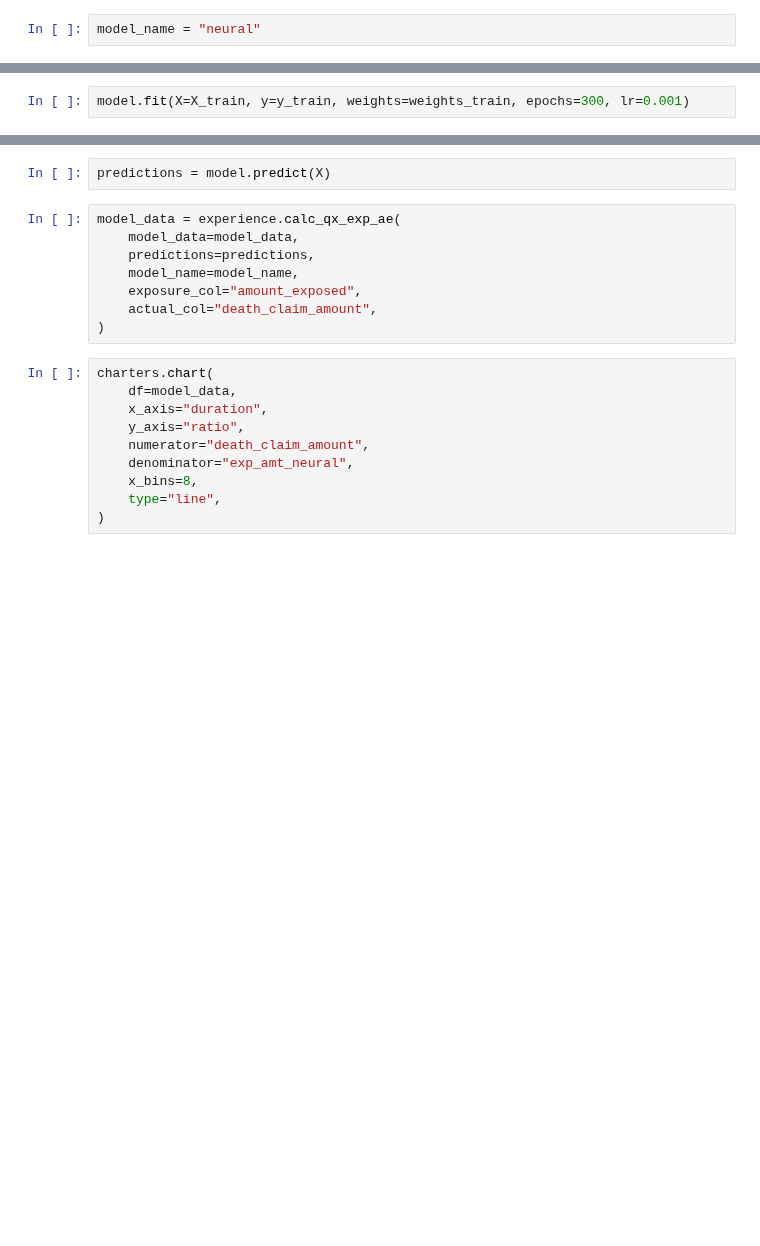
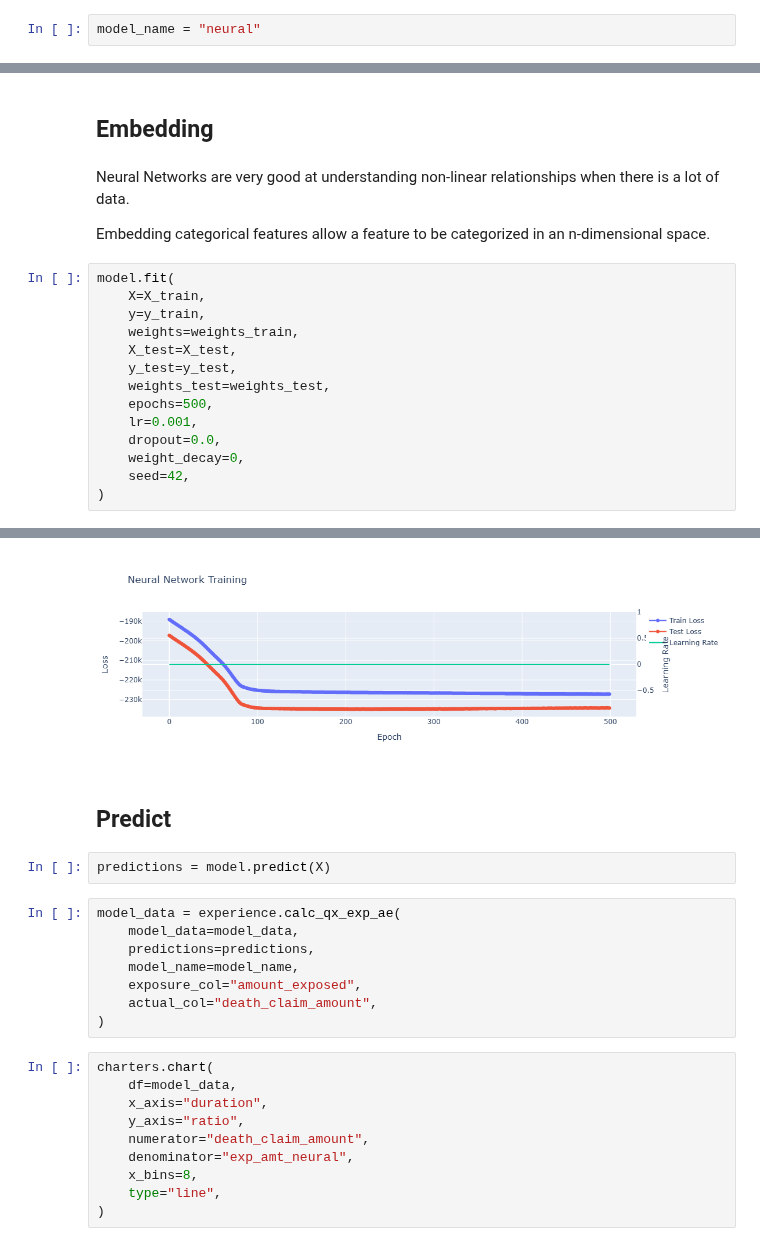
Before and after one commit to jkoestner/morai, a Jupyter notebook: notebooks/06.3.neural.ipynb, the cells around one changed output, grey strips where cells are left out. Cells and saved outputs as stored; diff of their text form; blank space fills up the shorter version.

```diff
--- a/notebooks/06.3.neural.ipynb
+++ b/notebooks/06.3.neural.ipynb
@@ -216,5 +221,23 @@ model = neural.Neural(
 task: poisson
 device: cpu
+# %% [markdown]
+## Embedding
+# %% [markdown]
+Neural Networks are very good at understanding non-linear relationships when there is a lot of data.
+
+Embedding categorical features allow a feature to be categorized in an n-dimensional space.
 # %%
-model.fit(X=X_train, y=y_train, weights=weights_train, epochs=300, lr=0.001)
+model.fit(
+    X=X_train,
+    y=y_train,
+    weights=weights_train,
+    X_test=X_test,
+    y_test=y_test,
+    weights_test=weights_test,
+    epochs=500,
+    lr=0.001,
+    dropout=0.0,
+    weight_decay=0,
+    seed=42,
+)
 # %% [output]
@@ -226,3 +251,6 @@ overall_mu: 0.0049835238180260906
+[figure, added]
+# %% [markdown]
+## Predict
 # %%
 predictions = model.predict(X)
 # %%
```
Also changed, not shown: parts of 51 cells of this notebook, 7 other files.
